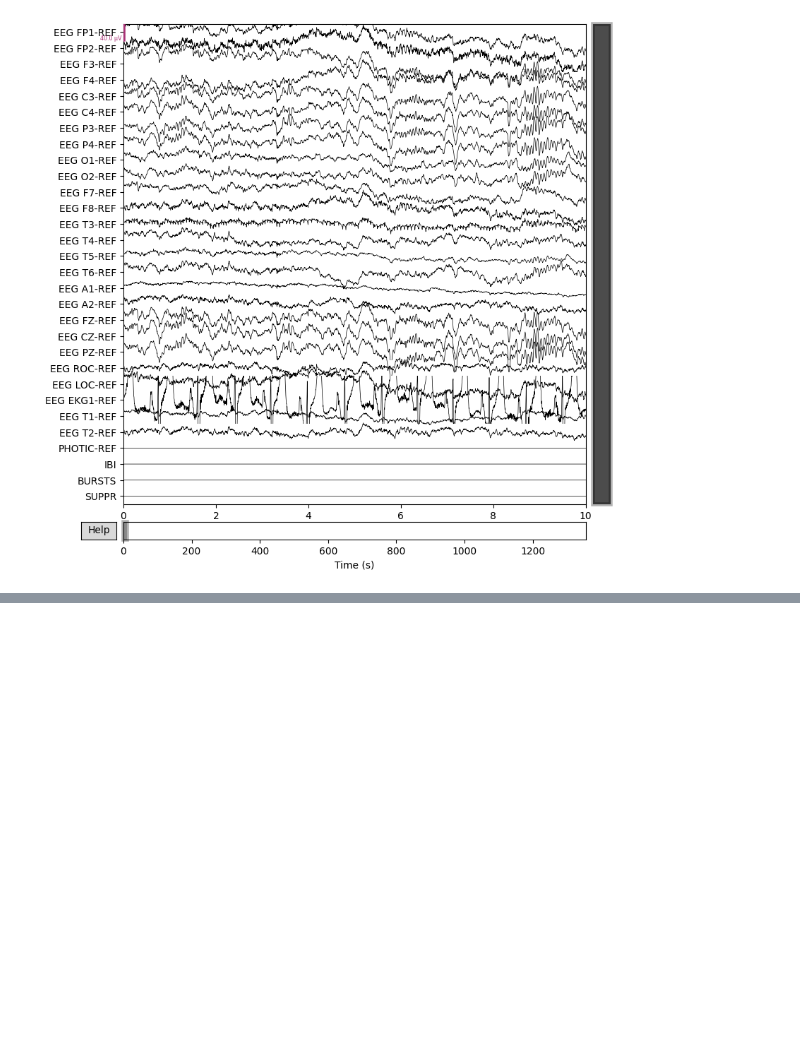
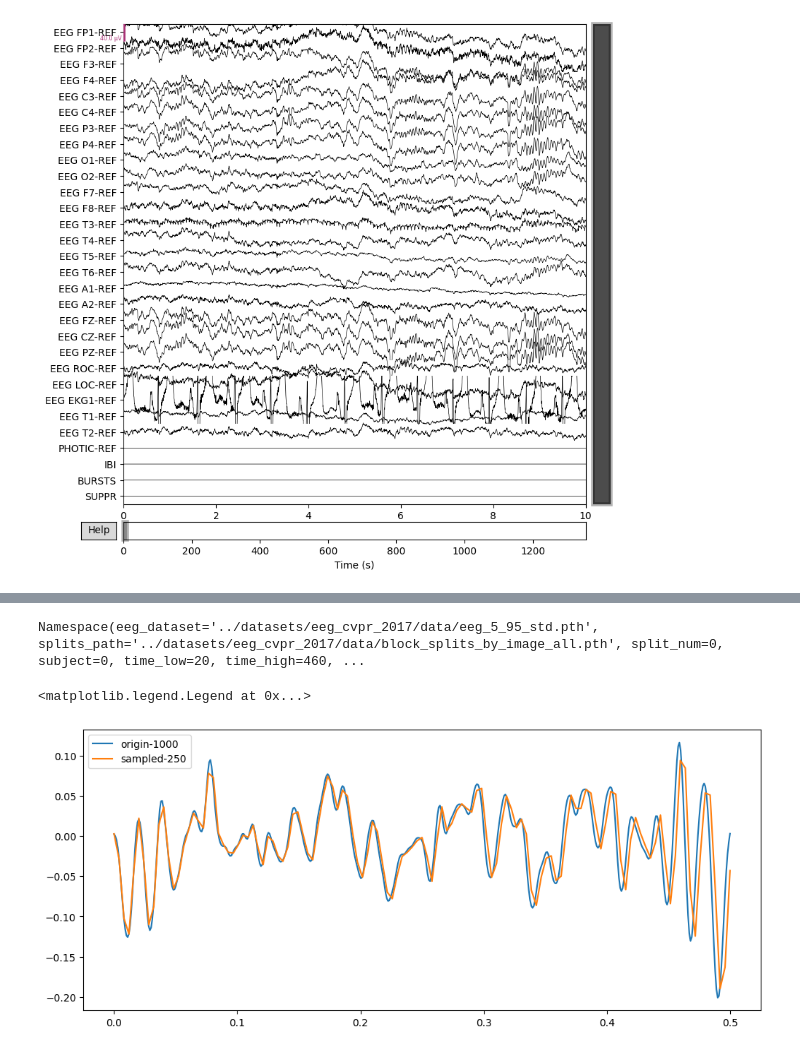
Before and after one commit to Shchetinnikov/EEGtoImageDecoder, a Jupyter notebook: notebooks/preproc_exp.ipynb, the cells around one changed output, grey strips where cells are left out. Drawn from its saved outputs; the diff is of its cells as text; code cells hidden in the pictures; blank space fills up the shorter version.

```diff
--- a/notebooks/preproc_exp.ipynb
+++ b/notebooks/preproc_exp.ipynb
@@ -933,0 +936,56 @@ Using matplotlib as 2D backend.
+# %%
+# Define options
+import argparse
+parser = argparse.ArgumentParser(description="Template")
+# Dataset options
+
+#Data - Data needs to be pre-filtered and filtered data is available
+
+### BLOCK DESIGN ###
+#Data
+#parser.add_argument('-ed', '--eeg-dataset', default=r"data\block\eeg_55_95_std.pth", help="EEG dataset path") #55-95Hz
+parser.add_argument('-ed', '--eeg-dataset', default="../datasets/eeg_cvpr_2017/data/eeg_5_95_std.pth", help="EEG dataset path") #5-95Hz
+#parser.add_argument('-ed', '--eeg-dataset', default=r"data\block\eeg_14_70_std.pth", help="EEG dataset path") #14-70Hz
+#Splits
+parser.add_argument('-sp', '--splits-path', default="../datasets/eeg_cvpr_2017/data/block_splits_by_image_all.pth", help="splits path") #All subjects
+#parser.add_argument('-sp', '--splits-path', default=r"data\block\block_splits_by_image_single.pth", help="splits path") #Single subject
+### BLOCK DESIGN ###
+
+parser.add_argument('-sn', '--split-num', default=0, type=int, help="split number") #leave this always to zero.
+
+#Subject selecting
+parser.add_argument('-sub','--subject', default=0   , type=int, help="choose a subject from 1 to 6, default is 0 (all subjects)")
+
+#Time options: select from 20 to 460 samples from EEG data
+parser.add_argument('-tl', '--time_low', default=20, type=float, help="lowest time value")
+parser.add_argument('-th', '--time_high', default=460,  type=float, help="highest time value")
+
+# Model type/options
+parser.add_argument('-mt','--model_type', default='lstm', help='specify which generator should be used: lstm|EEGChannelNet')
+# It is possible to test out multiple deep classifiers:
+# - lstm is the model described in the paper "Deep Learning Human Mind for Automated Visual Classification”, in CVPR 2017
+# - model10 is the model described in the paper "Decoding brain representations by multimodal learning of neural activity and visual features", TPAMI 2020
+parser.add_argument('-mp','--model_params', default='', nargs='*', help='list of key=value pairs of model options')
+parser.add_argument('--pretrained_net', default='', help="path to pre-trained net (to continue training)")
+
+# Training options
+parser.add_argument("-b", "--batch_size", default=16, type=int, help="batch size")
+parser.add_argument('-o', '--optim', default="Adam", help="optimizer")
+parser.add_argument('-lr', '--learning-rate', default=0.001, type=float, help="learning rate")
+parser.add_argument('-lrdb', '--learning-rate-decay-by', default=0.5, type=float, help="learning rate decay factor")
+parser.add_argument('-lrde', '--learning-rate-decay-every', default=10, type=int, help="learning rate decay period")
+parser.add_argument('-dw', '--data-workers', default=4, type=int, help="data loading workers")
+parser.add_argument('-e', '--epochs', default=200, type=int, help="training epochs")
+
+# Save options
+parser.add_argument('-sc', '--saveCheck', default=100, type=int, help="learning rate")
+
+# Backend options
+parser.add_argument('--no-cuda', default=False, help="disable CUDA", action="store_true")
+
+# Parse arguments
+# opt = parser.parse_args()
+opt, unknown = parser.parse_known_args()
+print(opt)
+# %% [output]
+Namespace(eeg_dataset='../datasets/eeg_cvpr_2017/data/eeg_5_95_std.pth', splits_path='../datasets/eeg_cvpr_2017/data/block_splits_by_image_all.pth', split_num=0, subject=0, time_low=20, time_high=460, ...
@@ -933,0 +1029,24 @@ Using matplotlib as 2D backend.
+# %%
+loaded = torch.load(opt.eeg_dataset)
+# %%
+sample1 = loaded['dataset'][0]['eeg']
+# %%
+raw_i = np.array(sample1, dtype=np.floating)
+raw_j = mne.filter.resample(raw_i, up=1, down=1000/500)
+raw_k = mne.filter.resample(raw_i, up=1, down=1000/250)
+# %%
+import matplotlib.pyplot as plt
+import numpy as np
+
+# raw_i = np.array(sample1[1], dtype=np.floating)
+# raw_j = mne.filter.resample(raw_i, up=1, down=1000/500)
+# raw_k = mne.filter.resample(raw_i, up=1, down=1000/250)
+
+plt.figure(figsize=(12, 5))
+plt.plot(np.linspace(0, 0.5, raw_i.shape[1]), raw_i[10], label='origin-1000');
+# plt.plot(np.linspace(0, 0.5, raw_j.shape[1]), raw_j[10], label='sampled-500');
+plt.plot(np.linspace(0, 0.5, raw_k.shape[1]), raw_k[10], label='sampled-250');
+plt.legend()
+# %% [output]
+<matplotlib.legend.Legend at 0x...>
+[figure, added]
```
Also changed, not shown: parts of 5 cells of this notebook, 4 other files.
